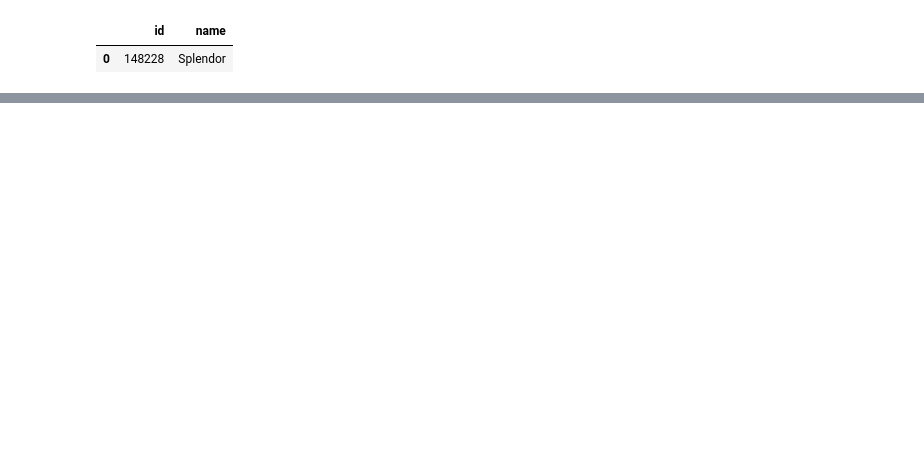
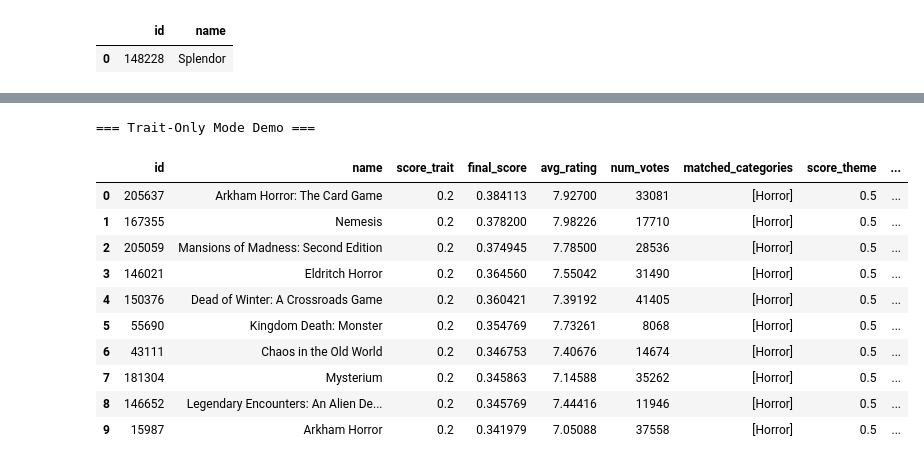
Before and after one commit to FullyMed/My_Projects, a Jupyter notebook: Data_Science/BoardGames_Analyzer/Notebooks/08_Discovery_Engine.ipynb, the cells around one changed output, grey strips where cells are left out. Drawn from its saved outputs; the diff is of its cells as text; code cells hidden in the pictures; blank space fills up the shorter version.

```diff
--- a/Data_Science/BoardGames_Analyzer/Notebooks/08_Discovery_Engine.ipynb
+++ b/Data_Science/BoardGames_Analyzer/Notebooks/08_Discovery_Engine.ipynb
@@ -587,0 +1110,31 @@ discover(
+# %%
+print("=== Trait-Only Mode Demo ===")
+
+test2 = discover(
+    wanted_categories=["Horror", "Mystery"],
+    top_n=15
+)
+
+cols_to_show = [
+    "id", "name",
+    "score_trait", "final_score",
+    "avg_rating", "num_votes",
+    "matched_categories", "score_theme",
+    "reason"
+]
+
+cols_to_show = [c for c in cols_to_show if c in test2.columns]
+display(test2[cols_to_show].head(10))
+# %% [output]
+=== Trait-Only Mode Demo ===
+|  | id | name | score_trait | final_score | avg_rating | num_votes | matched_categories | score_theme | ... |
+| 0 | 205637 | Arkham Horror: The Card Game | 0.2 | 0.384113 | 7.92700 | 33081 | [Horror] | 0.5 | ... |
+| 1 | 167355 | Nemesis | 0.2 | 0.378200 | 7.98226 | 17710 | [Horror] | 0.5 | ... |
+| 2 | 205059 | Mansions of Madness: Second Edition | 0.2 | 0.374945 | 7.78500 | 28536 | [Horror] | 0.5 | ... |
+| 3 | 146021 | Eldritch Horror | 0.2 | 0.364560 | 7.55042 | 31490 | [Horror] | 0.5 | ... |
+| 4 | 150376 | Dead of Winter: A Crossroads Game | 0.2 | 0.360421 | 7.39192 | 41405 | [Horror] | 0.5 | ... |
+| 5 | 55690 | Kingdom Death: Monster | 0.2 | 0.354769 | 7.73261 | 8068 | [Horror] | 0.5 | ... |
+| 6 | 43111 | Chaos in the Old World | 0.2 | 0.346753 | 7.40676 | 14674 | [Horror] | 0.5 | ... |
+| 7 | 181304 | Mysterium | 0.2 | 0.345863 | 7.14588 | 35262 | [Horror] | 0.5 | ... |
+| 8 | 146652 | Legendary Encounters: An Alien De... | 0.2 | 0.345769 | 7.44416 | 11946 | [Horror] | 0.5 | ... |
+| 9 | 15987 | Arkham Horror | 0.2 | 0.341979 | 7.05088 | 37558 | [Horror] | 0.5 | ... |
```
Also changed, not shown: parts of 21 cells of this notebook.
